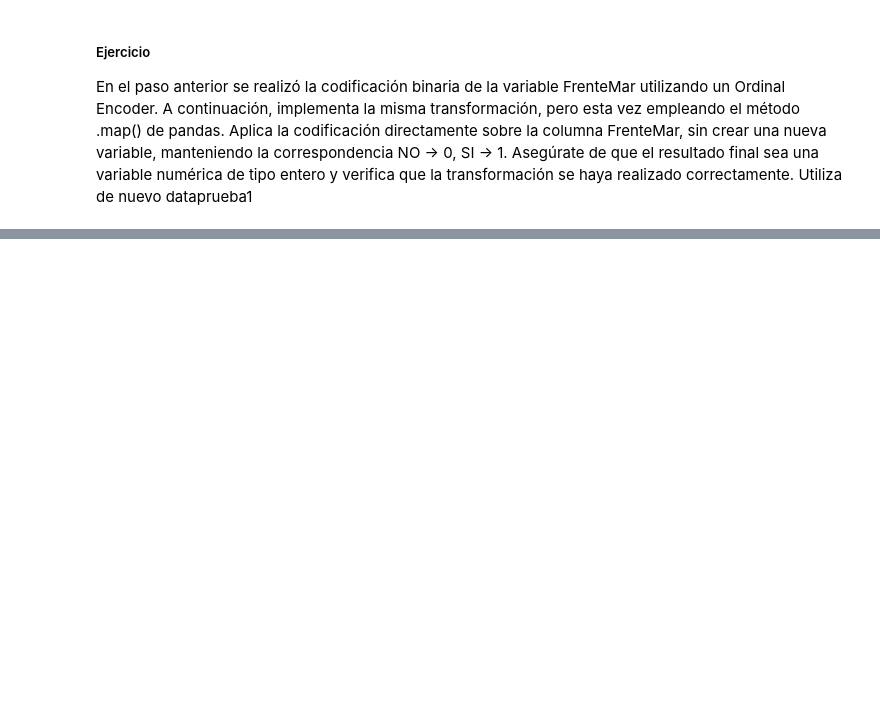
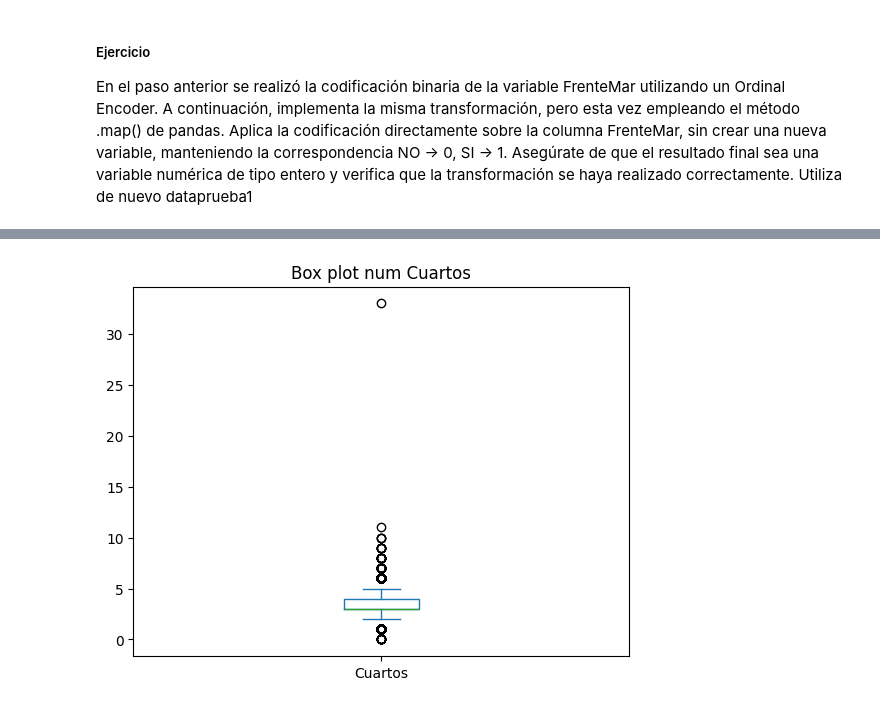
Before and after one commit to jeronimov10/Aprendizaje-en-maquina, a Jupyter notebook: Practicas/Practica2/LimpiezaTransformacion.ipynb, the cells around one changed output, grey strips where cells are left out. Cells and saved outputs as stored; diff of their text form; code cells hidden in the pictures; blank space fills up the shorter version.

```diff
--- a/Practicas/Practica2/LimpiezaTransformacion.ipynb
+++ b/Practicas/Practica2/LimpiezaTransformacion.ipynb
@@ -896,3 +831,7 @@ Name: count, dtype: int64
 En el paso anterior se realizó la codificación binaria de la variable FrenteMar utilizando un Ordinal Encoder. A continuación, implementa la misma transformación, pero esta vez empleando el método .map() de pandas. Aplica la codificación directamente sobre la columna FrenteMar, sin crear una nueva variable, manteniendo la correspondencia NO → 0, SI → 1. Asegúrate de que el resultado final sea una variable numérica de tipo entero y verifica que la transformación se haya realizado correctamente. Utiliza de nuevo dataprueba1
 # %%
 # Solución
+# %%
+data_t = data.copy()
+
+data_t.head()
@@ -898,0 +858,6 @@ En el paso anterior se realizó la codificación binaria de la variable FrenteMa
+# %%
+data_t['Cuartos'].plot(kind='box')
+plt.title('Box plot num Cuartos')
+plt.show()
+# %% [output]
+[figure, added]
```
Also changed, not shown: parts of 12 cells of this notebook, 4 other files.
